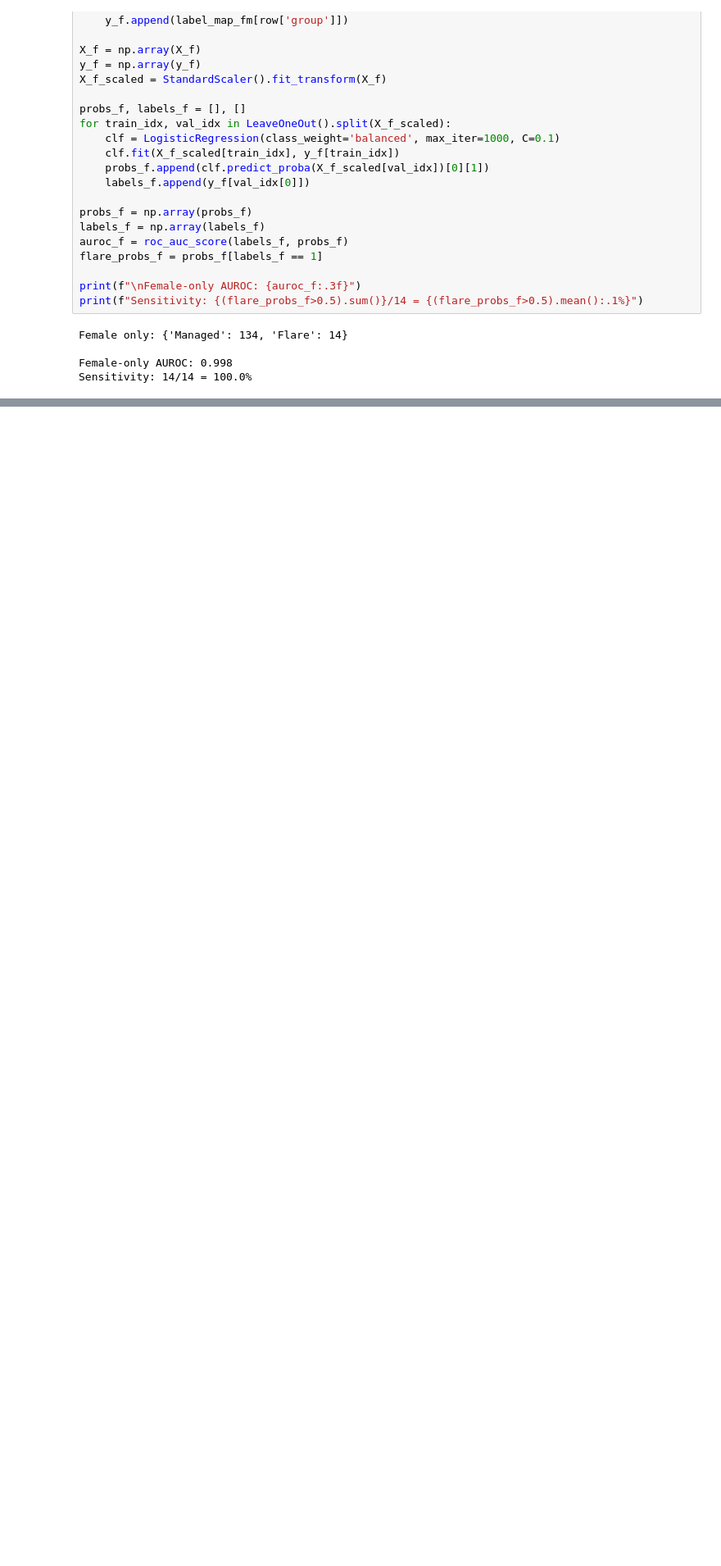
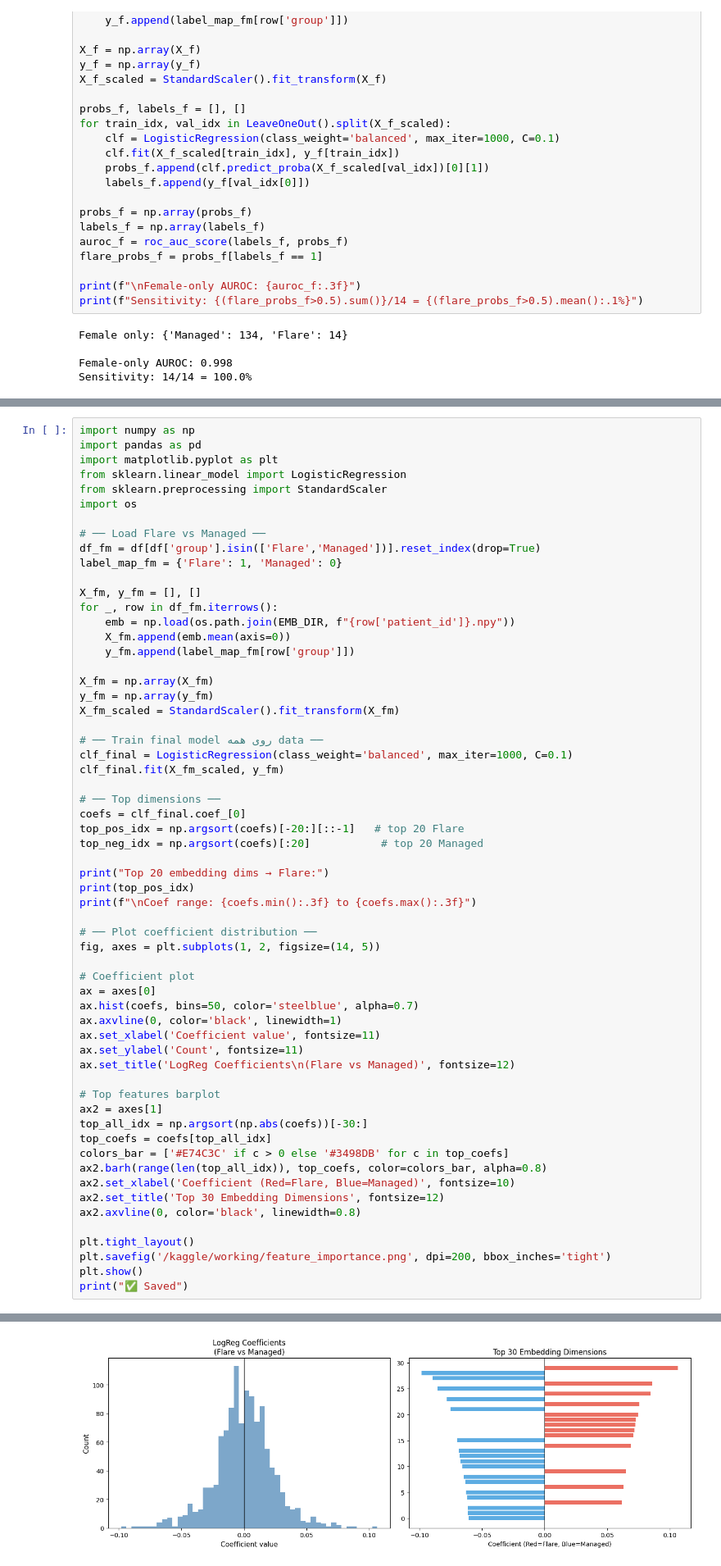
Before and after one commit to mohamad679/lupus-singlecell-foundation, a Jupyter notebook: notebooks/phase3_kaggle.ipynb, the cells around one changed output, grey strips where cells are left out. Shown at 82% size. Cells and saved outputs as stored; diff of their text form; blank space fills up the shorter version.

```diff
--- a/notebooks/phase3_kaggle.ipynb
+++ b/notebooks/phase3_kaggle.ipynb
@@ -503,0 +579,61 @@ Sensitivity: 14/14 = 100.0%
+# %%
+import numpy as np
+import pandas as pd
+import matplotlib.pyplot as plt
+from sklearn.linear_model import LogisticRegression
+from sklearn.preprocessing import StandardScaler
+import os
+
+# ── Load Flare vs Managed ──
+df_fm = df[df['group'].isin(['Flare','Managed'])].reset_index(drop=True)
+label_map_fm = {'Flare': 1, 'Managed': 0}
+
+X_fm, y_fm = [], []
+for _, row in df_fm.iterrows():
+    emb = np.load(os.path.join(EMB_DIR, f"{row['patient_id']}.npy"))
+    X_fm.append(emb.mean(axis=0))
+    y_fm.append(label_map_fm[row['group']])
+
+X_fm = np.array(X_fm)
+y_fm = np.array(y_fm)
+X_fm_scaled = StandardScaler().fit_transform(X_fm)
+
+# ── Train final model روی همه data ──
+clf_final = LogisticRegression(class_weight='balanced', max_iter=1000, C=0.1)
+clf_final.fit(X_fm_scaled, y_fm)
+
+# ── Top dimensions ──
+coefs = clf_final.coef_[0]
+top_pos_idx = np.argsort(coefs)[-20:][::-1]   # top 20 Flare
+top_neg_idx = np.argsort(coefs)[:20]           # top 20 Managed
+
+print("Top 20 embedding dims → Flare:")
+print(top_pos_idx)
+print(f"\nCoef range: {coefs.min():.3f} to {coefs.max():.3f}")
+
+# ── Plot coefficient distribution ──
+fig, axes = plt.subplots(1, 2, figsize=(14, 5))
+
+# Coefficient plot
+ax = axes[0]
+ax.hist(coefs, bins=50, color='steelblue', alpha=0.7)
+ax.axvline(0, color='black', linewidth=1)
+ax.set_xlabel('Coefficient value', fontsize=11)
+ax.set_ylabel('Count', fontsize=11)
+ax.set_title('LogReg Coefficients\n(Flare vs Managed)', fontsize=12)
+
+# Top features barplot
+ax2 = axes[1]
+top_all_idx = np.argsort(np.abs(coefs))[-30:]
+top_coefs = coefs[top_all_idx]
+colors_bar = ['#E74C3C' if c > 0 else '#3498DB' for c in top_coefs]
+ax2.barh(range(len(top_all_idx)), top_coefs, color=colors_bar, alpha=0.8)
+ax2.set_xlabel('Coefficient (Red=Flare, Blue=Managed)', fontsize=10)
+ax2.set_title('Top 30 Embedding Dimensions', fontsize=12)
+ax2.axvline(0, color='black', linewidth=0.8)
+
+plt.tight_layout()
+plt.savefig('/kaggle/working/feature_importance.png', dpi=200, bbox_inches='tight')
+plt.show()
+print("✅ Saved")
+# %% [output]
@@ -503,0 +645 @@ Sensitivity: 14/14 = 100.0%
+[figure, added]
```
Also changed, not shown: parts of 4 cells of this notebook, 1 other file.
